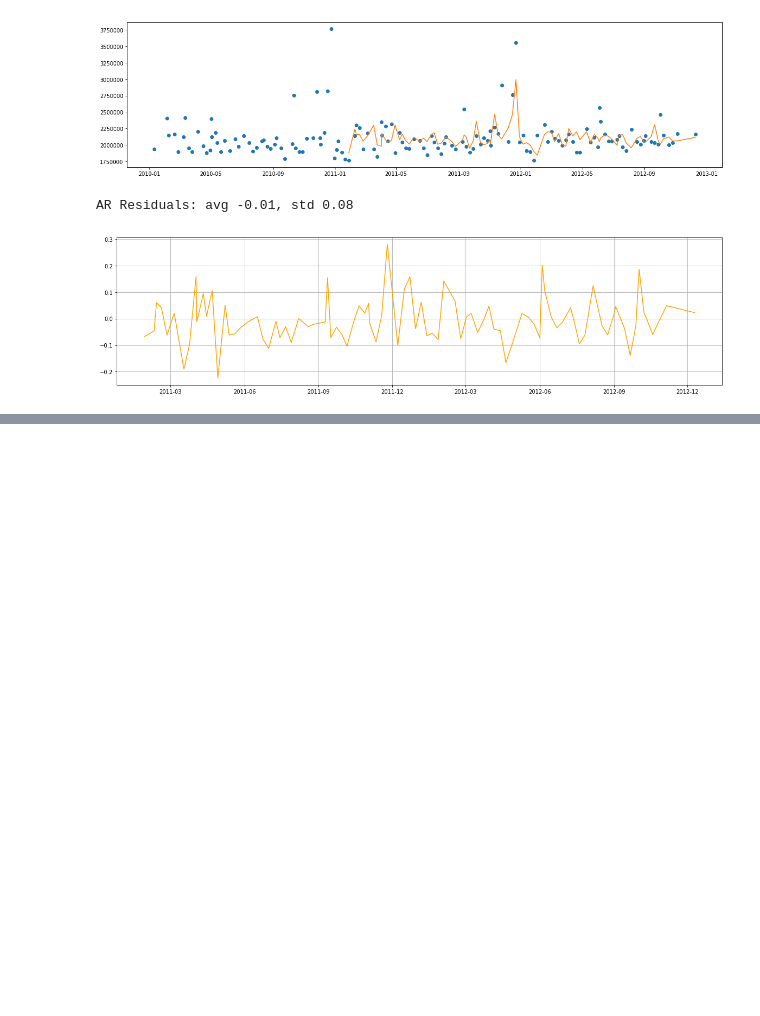
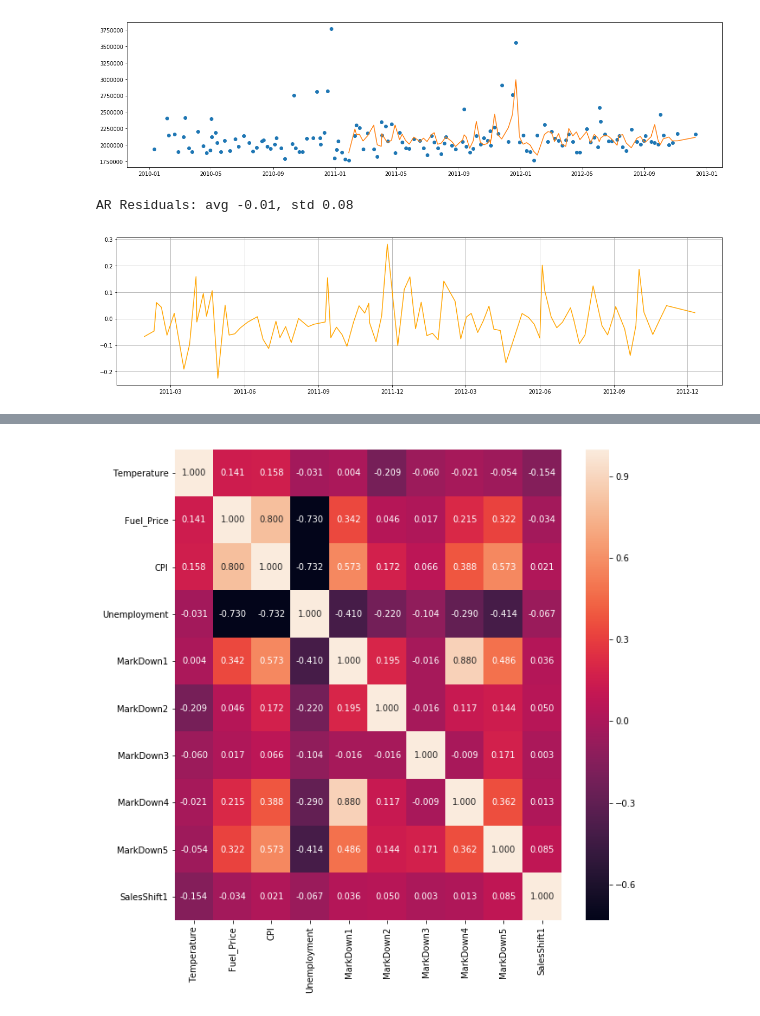
Before and after one commit to opread/retail_kaggle, a Jupyter notebook: retail_sales_forecast_v4.ipynb, the cells around one changed output, grey strips where cells are left out. Saved outputs shown, nothing was run; the diff lists cells and outputs as text; code cells hidden in the pictures; blank space fills up the shorter version.

Commit message:
Retail sales forecast autoregressive with external

```diff
--- a/retail_sales_forecast_v4.ipynb
+++ b/retail_sales_forecast_v4.ipynb
@@ -255,0 +276,5 @@ df20_ext.head()
+# %%
+# shift sales by 1 week
+df20_ext = pd.concat([df20_ext,df20.shift(-1)], axis=1)
+df20_ext = df20_ext.rename(index=str, columns={"Weekly_Sales": "SalesShift1"})
+df20_ext.head()
@@ -255,0 +289,9 @@ df20_ext.head()
+# %%
+# correlation matrix
+import seaborn as sns
+corr = df20_ext.corr()
+plt.figure(figsize=(10,10))
+sns.heatmap(corr, annot=True, fmt=".3f")
+plt.show()
+# %% [output]
+[figure, added]
```
Also changed, not shown: parts of 8 cells of this notebook.
